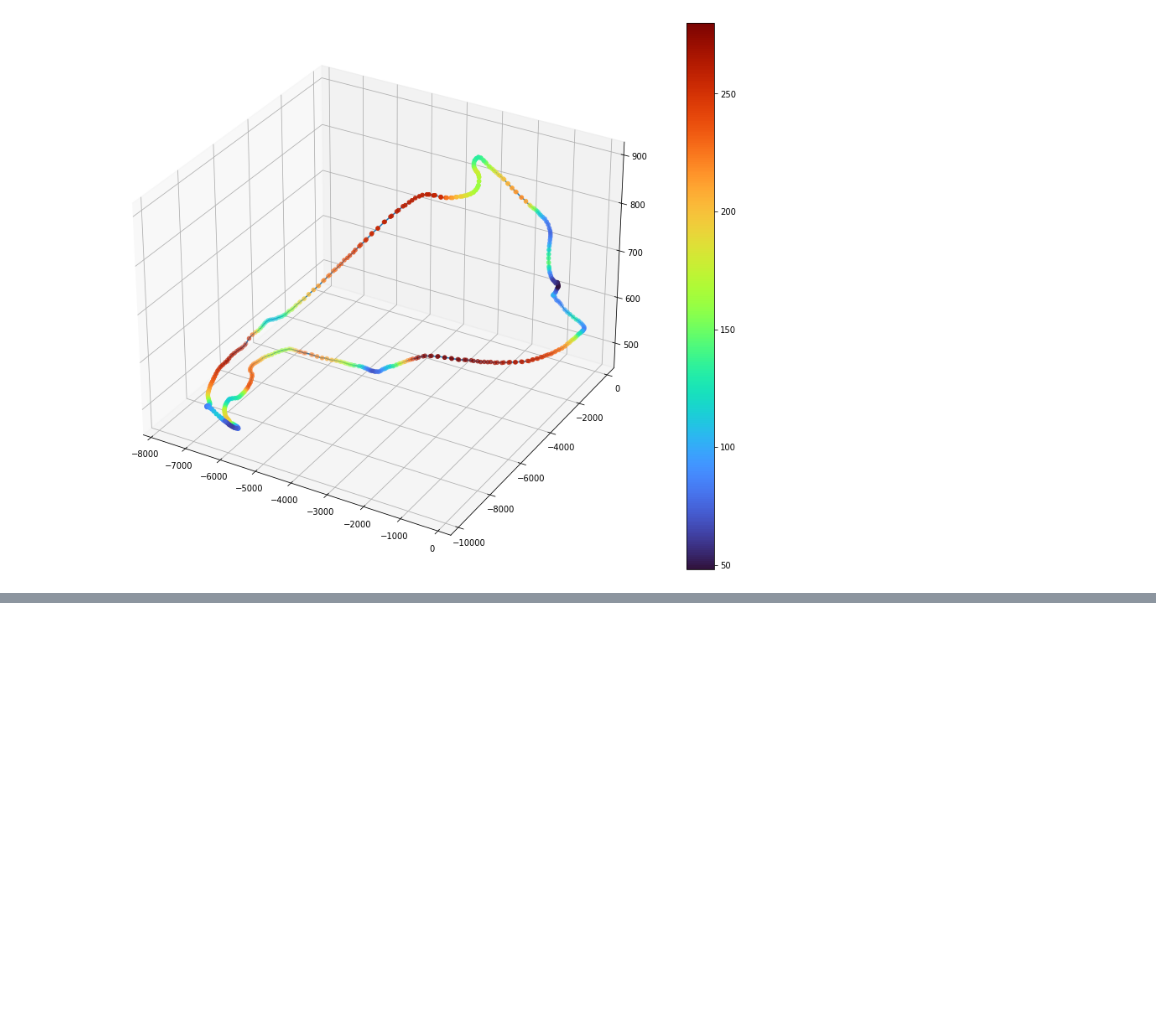
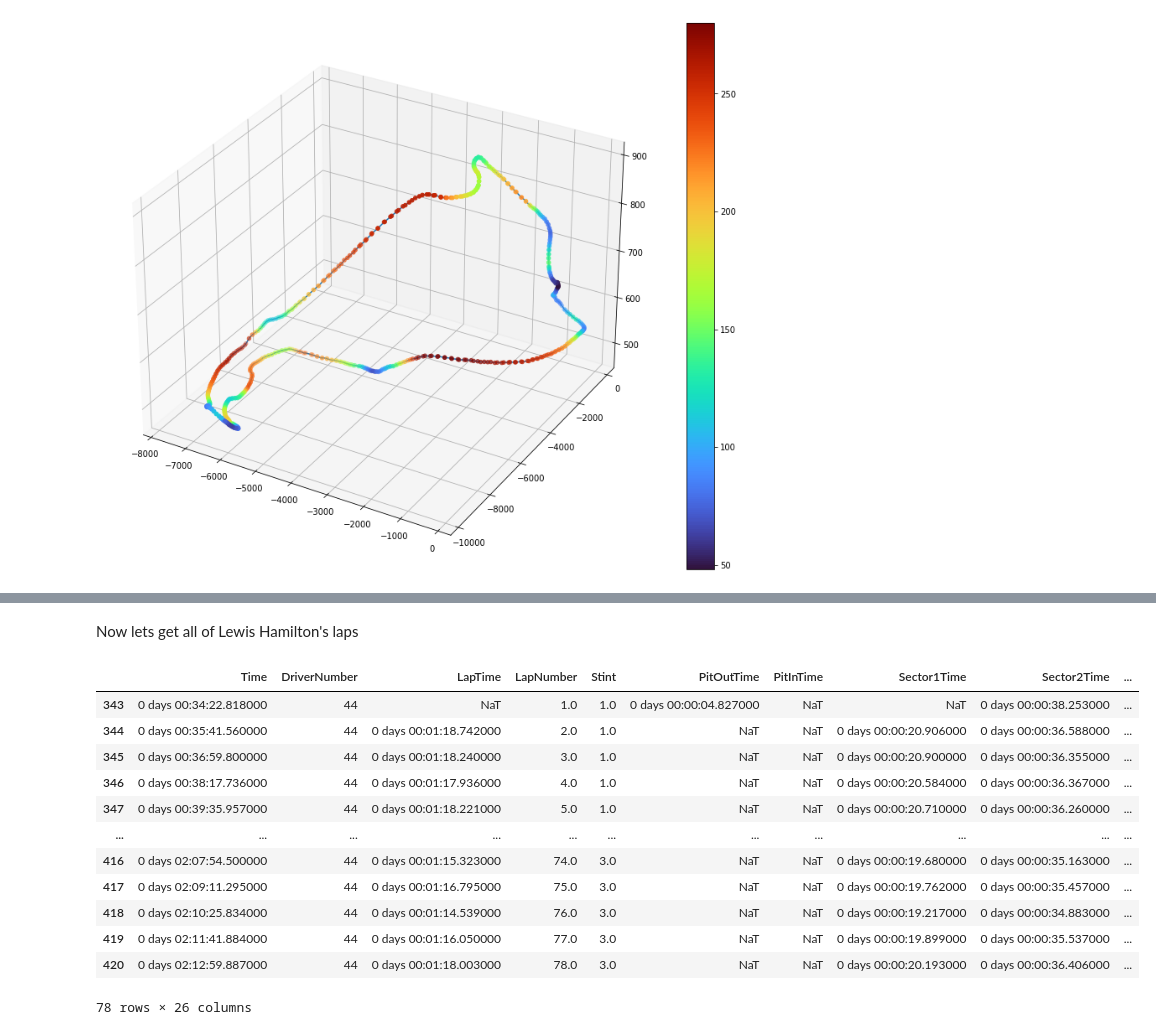
Before and after one commit to CiaranMcAndrew/f1ml, a Jupyter notebook: f1-analysis.ipynb, the cells around one changed output, grey strips where cells are left out. Cells and saved outputs as stored; diff of their text form; code cells hidden in the pictures; blank space fills up the shorter version.

```diff
--- a/f1-analysis.ipynb
+++ b/f1-analysis.ipynb
@@ -130,0 +143,19 @@ fig.colorbar(sc, ax=ax)
+# %% [markdown]
+Now lets get all of Lewis Hamilton's laps
+# %%
+ham_laps = laps.pick_driver("HAM")
+ham_laps
+# %% [output]
+|  | Time | DriverNumber | LapTime | LapNumber | Stint | PitOutTime | PitInTime | Sector1Time | Sector2Time | ... |
+| 343 | 0 days 00:34:22.818000 | 44 | NaT | 1.0 | 1.0 | 0 days 00:00:04.827000 | NaT | NaT | 0 days 00:00:38.253000 | ... |
+| 344 | 0 days 00:35:41.560000 | 44 | 0 days 00:01:18.742000 | 2.0 | 1.0 | NaT | NaT | 0 days 00:00:20.906000 | 0 days 00:00:36.588000 | ... |
+| 345 | 0 days 00:36:59.800000 | 44 | 0 days 00:01:18.240000 | 3.0 | 1.0 | NaT | NaT | 0 days 00:00:20.900000 | 0 days 00:00:36.355000 | ... |
+| 346 | 0 days 00:38:17.736000 | 44 | 0 days 00:01:17.936000 | 4.0 | 1.0 | NaT | NaT | 0 days 00:00:20.584000 | 0 days 00:00:36.367000 | ... |
+| 347 | 0 days 00:39:35.957000 | 44 | 0 days 00:01:18.221000 | 5.0 | 1.0 | NaT | NaT | 0 days 00:00:20.710000 | 0 days 00:00:36.260000 | ... |
+| ... | ... | ... | ... | ... | ... | ... | ... | ... | ... | ... |
+| 416 | 0 days 02:07:54.500000 | 44 | 0 days 00:01:15.323000 | 74.0 | 3.0 | NaT | NaT | 0 days 00:00:19.680000 | 0 days 00:00:35.163000 | ... |
+| 417 | 0 days 02:09:11.295000 | 44 | 0 days 00:01:16.795000 | 75.0 | 3.0 | NaT | NaT | 0 days 00:00:19.762000 | 0 days 00:00:35.457000 | ... |
+| 418 | 0 days 02:10:25.834000 | 44 | 0 days 00:01:14.539000 | 76.0 | 3.0 | NaT | NaT | 0 days 00:00:19.217000 | 0 days 00:00:34.883000 | ... |
+| 419 | 0 days 02:11:41.884000 | 44 | 0 days 00:01:16.050000 | 77.0 | 3.0 | NaT | NaT | 0 days 00:00:19.899000 | 0 days 00:00:35.537000 | ... |
+| 420 | 0 days 02:12:59.887000 | 44 | 0 days 00:01:18.003000 | 78.0 | 3.0 | NaT | NaT | 0 days 00:00:20.193000 | 0 days 00:00:36.406000 | ... |
+78 rows × 26 columns
```
Also changed, not shown: parts of 5 cells of this notebook.
